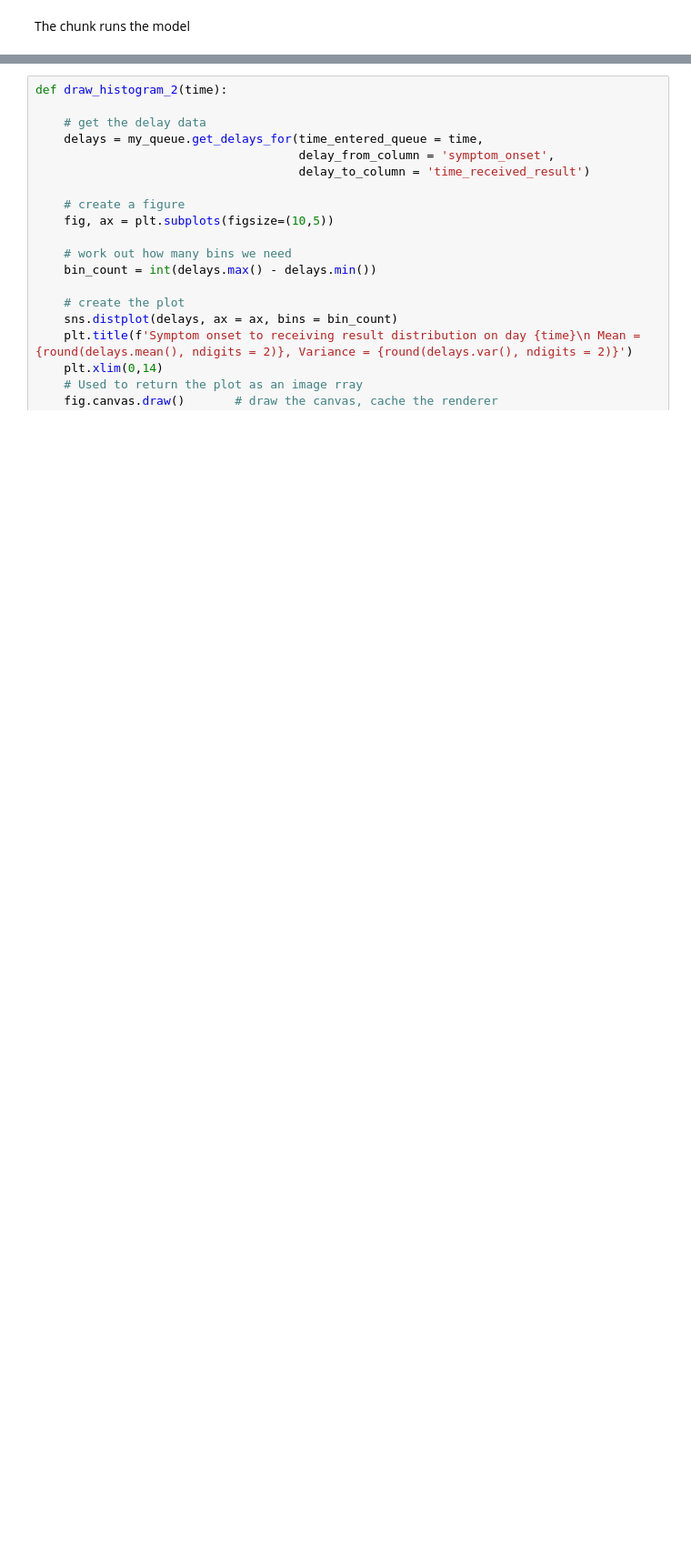
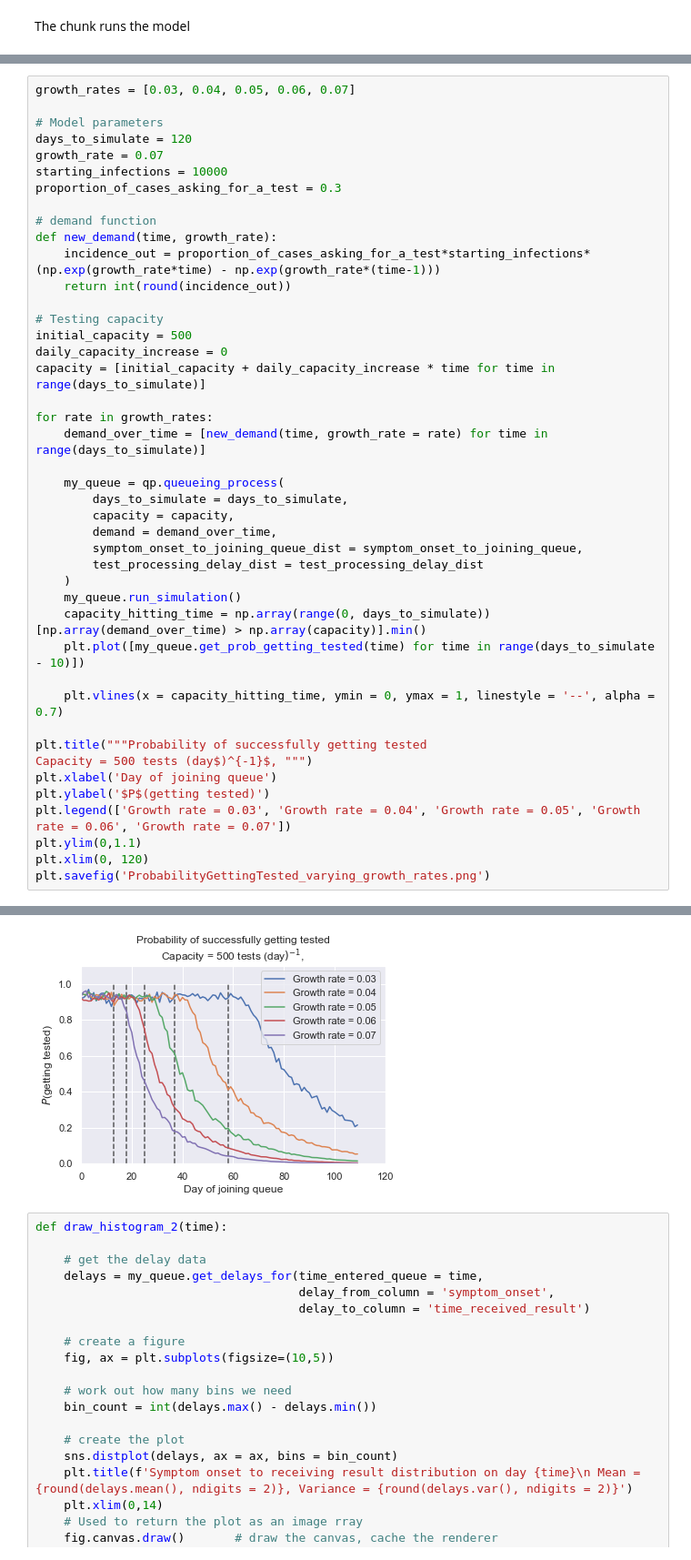
Before and after one commit to martyn1fyles/TestingQueingProcess, a Jupyter notebook: queueing_process/notebook.ipynb, the cells around one changed output, grey strips where cells are left out. Shown at 91% size. Saved outputs shown, nothing was run; the diff lists cells and outputs as text; blank space fills up the shorter version.

```diff
--- a/queueing_process/notebook.ipynb
+++ b/queueing_process/notebook.ipynb
@@ -95,0 +106,44 @@ plt.ylim(0,1.1)
+# %%
+growth_rates = [0.03, 0.04, 0.05, 0.06, 0.07]
+
+# Model parameters
+days_to_simulate = 120
+growth_rate = 0.07
+starting_infections = 10000
+proportion_of_cases_asking_for_a_test = 0.3
+
+# demand function
+def new_demand(time, growth_rate):
+    incidence_out = proportion_of_cases_asking_for_a_test*starting_infections*(np.exp(growth_rate*time) - np.exp(growth_rate*(time-1)))
+    return int(round(incidence_out))
+
+# Testing capacity
+initial_capacity = 500
+daily_capacity_increase = 0
+capacity = [initial_capacity + daily_capacity_increase * time for time in range(days_to_simulate)]
+
+for rate in growth_rates:
+    demand_over_time = [new_demand(time, growth_rate = rate) for time in range(days_to_simulate)]
+
+    my_queue = qp.queueing_process(
+        days_to_simulate = days_to_simulate,
+        capacity = capacity,
+        demand = demand_over_time,
+        symptom_onset_to_joining_queue_dist = symptom_onset_to_joining_queue,
+        test_processing_delay_dist = test_processing_delay_dist
+    )
+    my_queue.run_simulation()
+    capacity_hitting_time = np.array(range(0, days_to_simulate))[np.array(demand_over_time) > np.array(capacity)].min()
+    plt.plot([my_queue.get_prob_getting_tested(time) for time in range(days_to_simulate - 10)])
+
+    plt.vlines(x = capacity_hitting_time, ymin = 0, ymax = 1, linestyle = '--', alpha = 0.7)
+
+plt.title("""Probability of successfully getting tested
+Capacity = 500 tests (day$)^{-1}$, """)
+plt.xlabel('Day of joining queue')
+plt.ylabel('$P$(getting tested)')
+plt.legend(['Growth rate = 0.03', 'Growth rate = 0.04', 'Growth rate = 0.05', 'Growth rate = 0.06', 'Growth rate = 0.07'])
+plt.ylim(0,1.1)
+plt.xlim(0, 120)
+plt.savefig('ProbabilityGettingTested_varying_growth_rates.png')
+# %% [output]
@@ -96,3 +151,4 @@ plt.ylim(0,1.1)
+[figure, added]
 # %%
 def draw_histogram_2(time):
 
```
Also changed, not shown: parts of 10 cells of this notebook, 7 other files.
